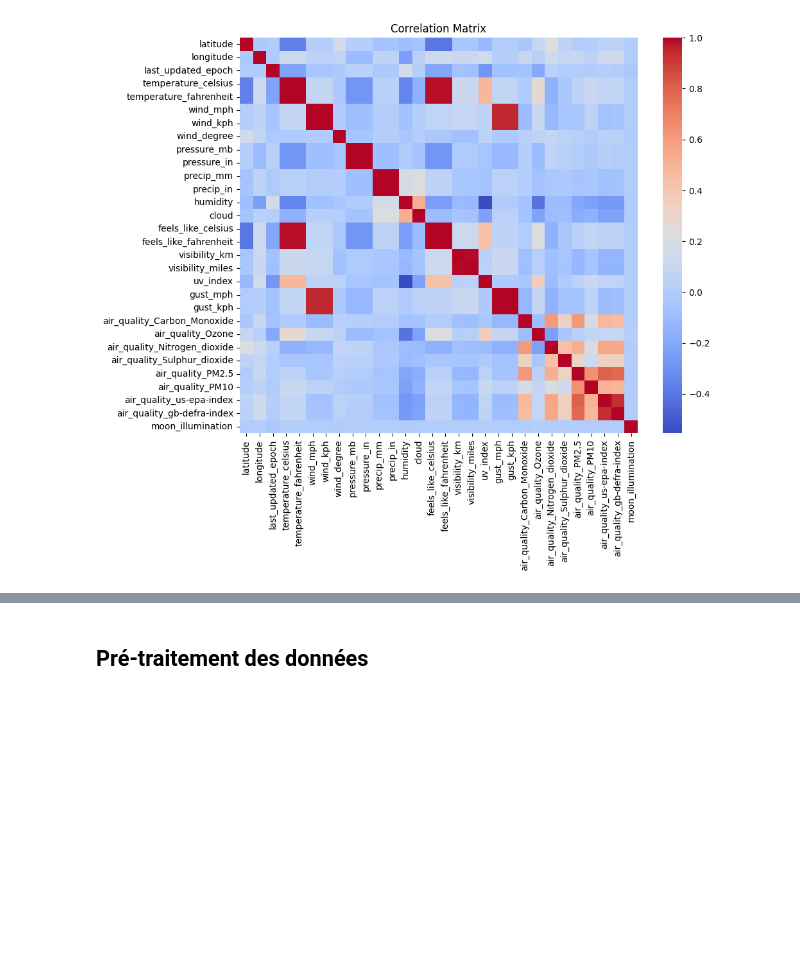
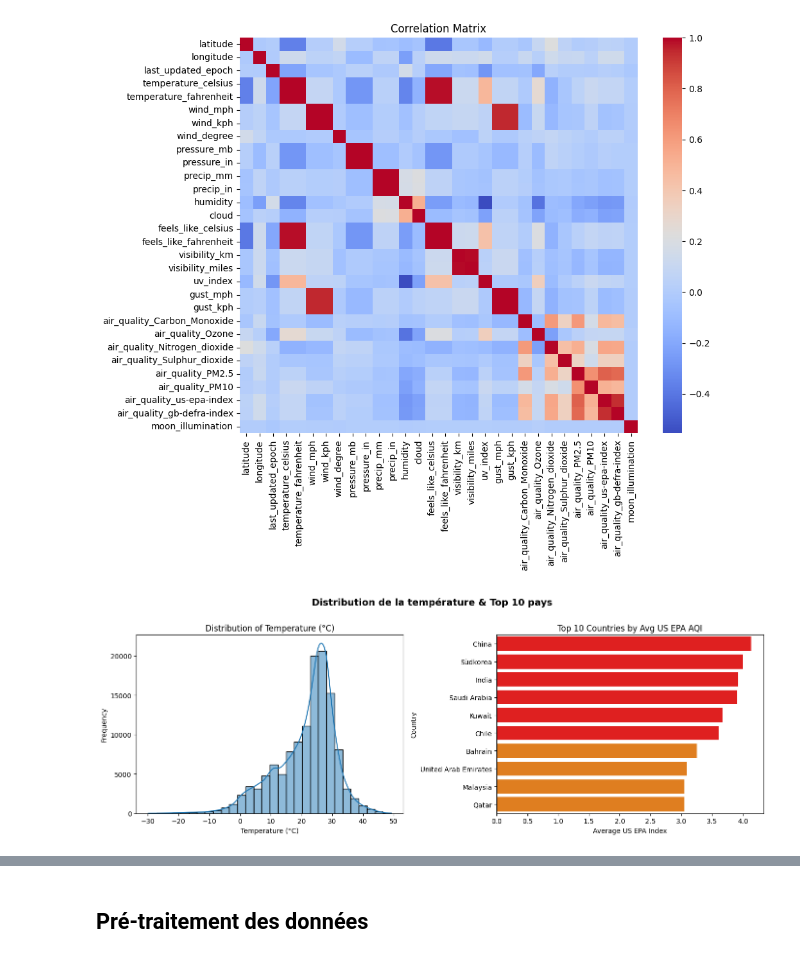
Before and after one commit to leagravellard/Memoire, a Jupyter notebook: Notebooks/01_exploration.ipynb, the cells around one changed output, grey strips where cells are left out. Cells and saved outputs as stored; diff of their text form; code cells hidden in the pictures; blank space fills up the shorter version.

```diff
--- a/Notebooks/01_exploration.ipynb
+++ b/Notebooks/01_exploration.ipynb
@@ -452,3 +495,85 @@ plt.title("Correlation Matrix")
 plt.show()
 # %% [output]
 [figure]
+# %%
+import matplotlib.gridspec as gridspec
+
+# ── IMAGE 1 : Température + Top 10 Countries ──
+fig1, axes1 = plt.subplots(1, 2, figsize=(14, 5))
+fig1.suptitle("Distribution de la température & Top 10 pays", fontsize=14, fontweight='bold', y=1.01)
+
+
+sns.histplot(df['temperature_celsius'].dropna(), kde=True, bins=30, ax=axes1[0])
+axes1[0].set_title('Distribution of Temperature (°C)')
+axes1[0].set_xlabel('Temperature (°C)')
+axes1[0].set_ylabel('Frequency')
+
+pollution_by_country_tmp = (
+df.dropna(subset=['country', 'air_quality_us-epa-index'])
+.groupby('country')['air_quality_us-epa-index']
+.mean()
+.sort_values(ascending=False)
+.head(10)
+)
+bar_colors_tmp = [us_colors_list[int(round(val))-1] if 1 <= int(round(val)) <= len(us_colors_list) else '#999999' for val in pollution_by_country_tmp.values]
+sns.barplot(x=pollution_by_country_tmp.values, y=pollution_by_country_tmp.index, hue=pollution_by_country_tmp.index, palette=bar_colors_tmp, legend=False, ax=axes1[1])
+axes1[1].set_title('Top 10 Countries by Avg US EPA AQI')
+axes1[1].set_xlabel('Average US EPA Index')
+axes1[1].set_ylabel('Country')
+
+plt.tight_layout()
+plt.savefig("section4_img1.png", dpi=150, bbox_inches="tight")
+plt.show()
+
+# ── IMAGE 2 : Countplot US EPA + Countplot GB DEFRA ──
+fig2, axes2 = plt.subplots(1, 2, figsize=(14, 5))
+fig2.suptitle("Distribution des catégories de qualité de l'air", fontsize=14, fontweight='bold', y=1.01)
+
+sns.countplot(data=df, x='air_quality_us-epa-index', hue='air_quality_us-epa-index', palette=us_colors_list, legend=False, ax=axes2[0])
+axes2[0].set_title('US EPA AQI Categories')
+axes2[0].set_xlabel('US EPA Index Category')
+axes2[0].set_ylabel('Count')
+
+sns.countplot(data=df, x='air_quality_gb-defra-index', hue='air_quality_gb-defra-index', palette=defra_colors_list, legend=False, ax=axes2[1])
+axes2[1].set_title('GB DEFRA AQI Categories')
+axes2[1].set_xlabel('GB DEFRA Index Category')
+axes2[1].set_ylabel('Count')
+
+plt.tight_layout()
+plt.savefig("section4_img2.png", dpi=150, bbox_inches="tight")
+plt.show()
+
+# ── IMAGE 3 : Pie US EPA + Pie GB DEFRA ──
+fig3, axes3 = plt.subplots(1, 2, figsize=(14, 6))
+fig3.suptitle("Répartition des indices de qualité de l'air (%)", fontsize=14, fontweight='bold', y=1.01)
+
+epa_counts_tmp = df['air_quality_us-epa-index'].value_counts().sort_index()
+axes3[0].pie(epa_counts_tmp.values, autopct=lambda p: f'{p:.1f}%' if p >= 2 else '',
+        colors=us_colors_list, startangle=90,
+        labels=[us_map.get(int(i), f'Cat {i}') for i in epa_counts_tmp.index],
+        textprops={'fontsize': 8})
+axes3[0].set_title('US EPA AQI Categories (%)', fontsize=12)
+
+gb_counts_tmp = df['air_quality_gb-defra-index'].value_counts().sort_index()
+axes3[1].pie(gb_counts_tmp.values, autopct=lambda p: f'{p:.1f}%' if p >= 2 else '',
+        colors=[defra_colors_list[int(i)-1] for i in gb_counts_tmp.index], startangle=90,
+        labels=[gb_map.get(int(i), f'Level {i}') for i in gb_counts_tmp.index],
+        textprops={'fontsize': 8})
+axes3[1].set_title('GB DEFRA AQI Categories (%)', fontsize=12)
+
+plt.tight_layout()
+plt.savefig("section4_img3.png", dpi=150, bbox_inches="tight")
+plt.show()
+
+# ── IMAGE 4 : Matrice de corrélation (seule) ──
+fig4, ax4 = plt.subplots(figsize=(10, 8))
+sns.heatmap(df.select_dtypes(include=np.number).corr(), cmap="coolwarm", ax=ax4)
+ax4.set_title("Correlation Matrix", fontsize=14, fontweight='bold')
+
+plt.tight_layout()
+plt.savefig("section4_img4.png", dpi=150, bbox_inches="tight")
+plt.show()
+
+print("Images sauvegardées : section4_img1.png, section4_img2.png, section4_img3.png, section4_img4.png")
+# %% [output]
+[figure, added]
```
Also changed, not shown: parts of 4 cells of this notebook, 7 other files.
